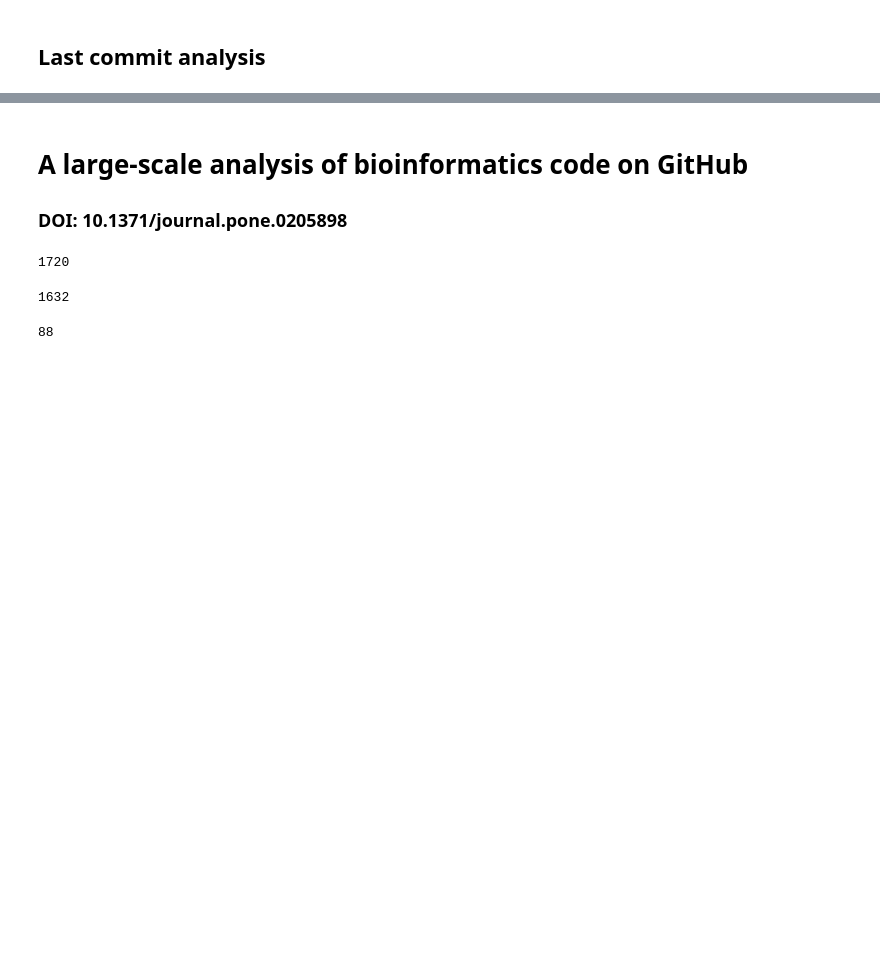
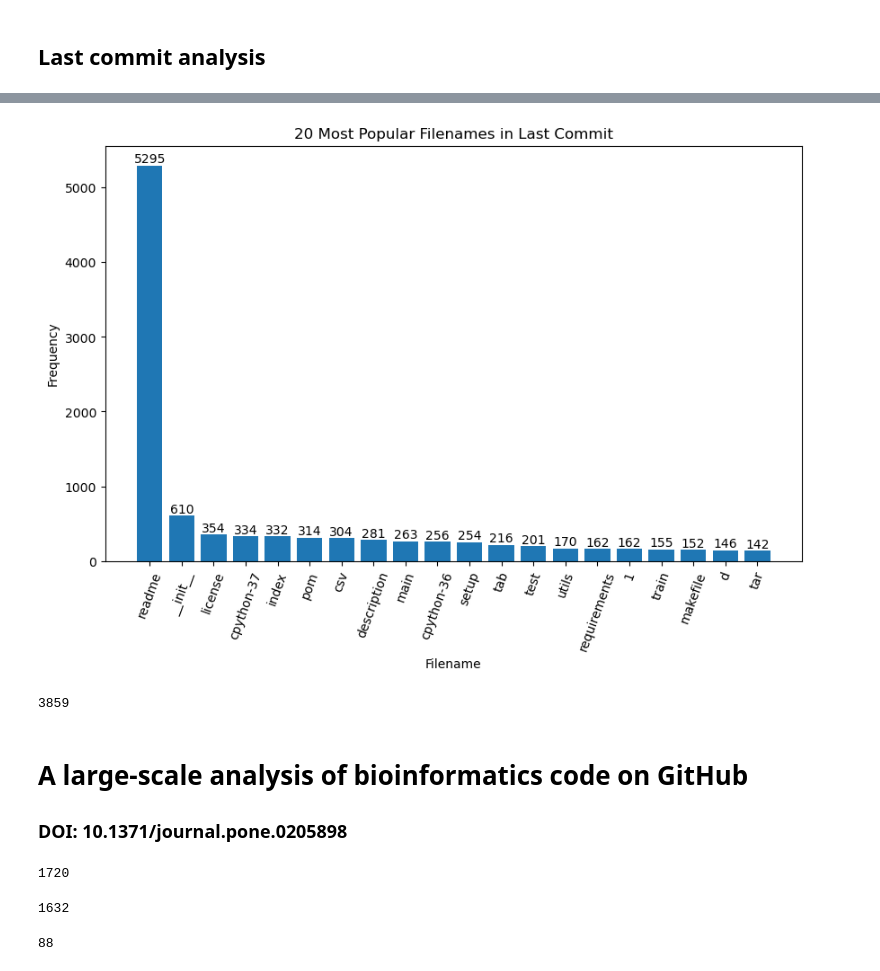
Before and after one commit to zhukovanadezhda/bioinformatics-software, a Jupyter notebook: notebooks/other_stats.ipynb, the cells around one changed output, grey strips where cells are left out. Cells and saved outputs as stored; diff of their text form; code cells hidden in the pictures; blank space fills up the shorter version.

```diff
--- a/notebooks/other_stats.ipynb
+++ b/notebooks/other_stats.ipynb
@@ -57,0 +101,23 @@ for PMID in tqdm(PMIDs):
+# %%
+n = 20
+
+df_files = pd.DataFrame(file_names_lower, columns=['Filename'])
+filename_counts = df_files['Filename'].value_counts()
+top_filenames = filename_counts.head(n)
+
+plt.figure(figsize=(10, 6))
+
+bars = plt.bar(top_filenames.index, top_filenames.values)
+
+for bar in bars:
+    yval = bar.get_height()
+    plt.text(bar.get_x() + bar.get_width() / 2, yval, yval, ha='center', va='bottom')
+
+plt.xticks(rotation=70)
+plt.xlabel('Filename')
+plt.ylabel('Frequency')
+plt.title(f'{n} Most Popular Filenames in Last Commit')
+
+plt.show()
+# %% [output]
+[figure, added]
@@ -57,0 +126,4 @@ for PMID in tqdm(PMIDs):
+# %%
+sum(df['Readme'] == 1)
+# %% [output]
+3859
```
Also changed, not shown: parts of 11 cells of this notebook, 6 other files.
